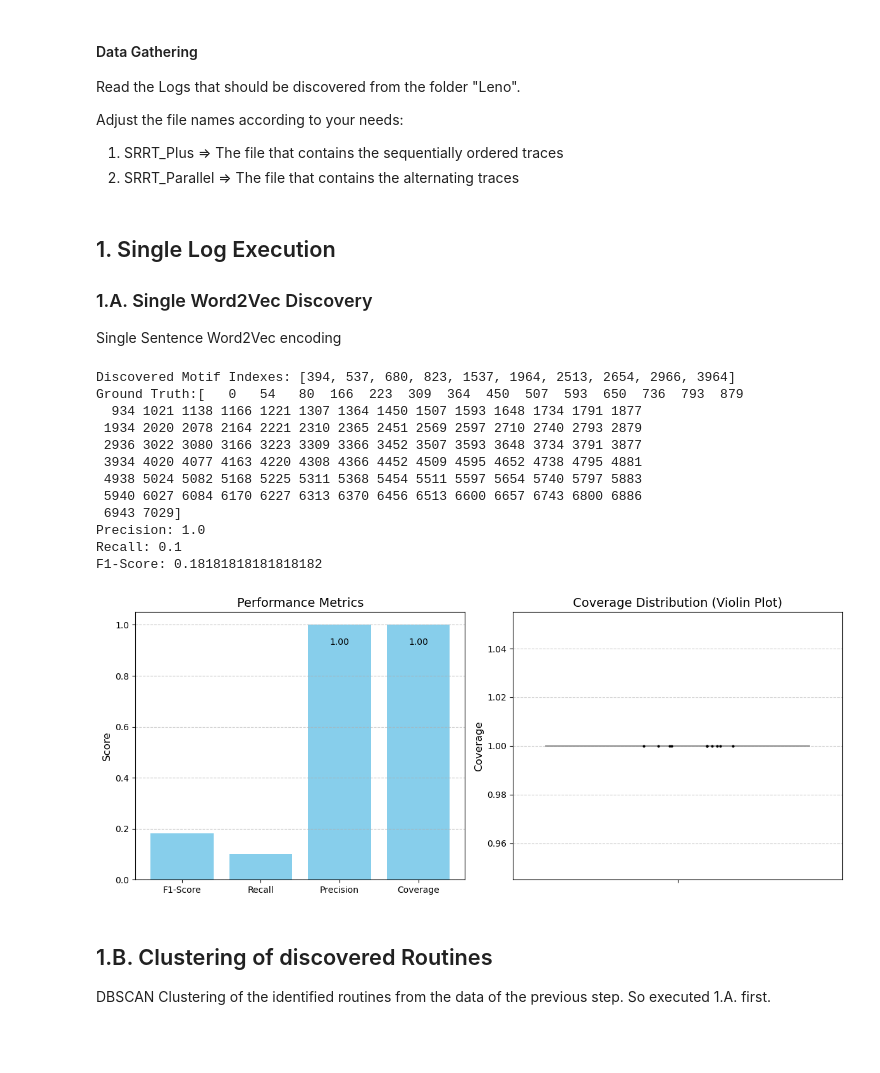
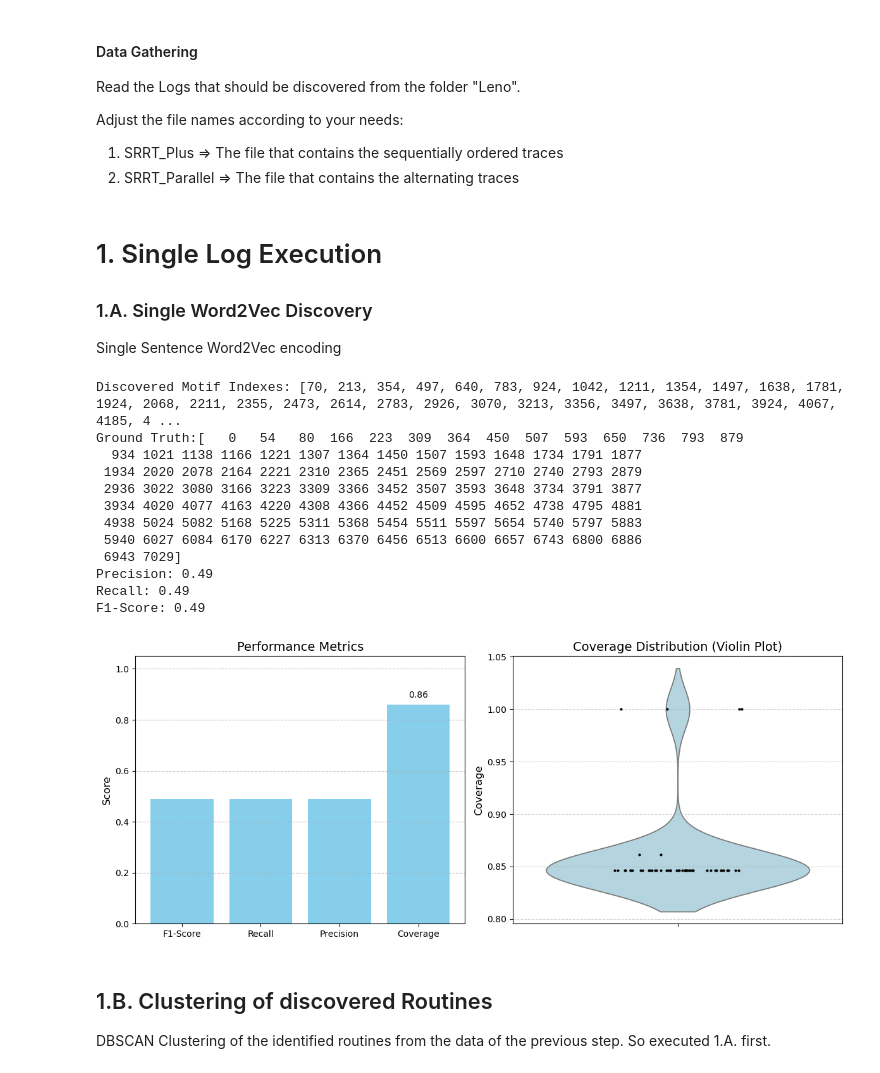
Before and after one commit to thohenadl/TimeSeriesInRPM, a Jupyter notebook: BPM_Tech_Forum.ipynb, the cells around one changed output. Drawn from its saved outputs; the diff is of its cells as text; code cells hidden in the pictures; blank space fills up the shorter version.

```diff
--- a/BPM_Tech_Forum.ipynb
+++ b/BPM_Tech_Forum.ipynb
@@ -53,7 +53,7 @@ seperator ='' ";"
 srrt_plus_log = pd.read_csv(file_path + srrt_plus_filename, encoding=text_encoding_method, sep=seperator)
 srrt_parallel_log = pd.read_csv(file_path + srrt_parallel_filename, encoding=text_encoding_method, sep=seperator)
 # %% [markdown]
-## 1. Single Log Execution
+# 1. Single Log Execution
 
 ### 1.A. Single Word2Vec Discovery
 
@@ -67,9 +67,9 @@ Single Sentence Word2Vec encoding
 log_to_discover = srrt_parallel_log
 log_to_discover_name = "SRRT_Parallel"
 
-size = 30
-motifs_to_discover = 10
-threshold = 0.0
+size = 65
+motifs_to_discover = 100
+threshold = 0.8
 
 columns_to_use = ["targetApp","eventType","url","target.workbookName","target.sheetName","target.id","target.class","target.tagName","target.type","target.name","target.innerText","target.checked","target.href","target.option","target.title","target.innerHTML"]
 
@@ -118,38 +118,38 @@ axes[0].bar(metrics, values, color='skyblue')
 axes[0].set_ylim(0, 1.05)  # Slightly higher to leave space for label
 
 axes[0].set_title('Performance Metrics', fontsize=14)
 axes[0].set_ylabel('Score', fontsize=12)
 
 for i, v in enumerate(values):
     if v > 0.5:
         offset = -0.05 if v > 0.98 else 0.02  # Push label down if bar is too high
         axes[0].text(i, v + offset, f"{v:.2f}", ha='center', va='top' if offset < 0 else 'bottom', fontsize=10)
 
 axes[0].grid(axis='y', linestyle='--', alpha=0.7)
 
 # --- Violin Plot with Points for IoU ---
 sns.violinplot(y=overlapDF["coverage"], ax=axes[1], inner=None, color='lightblue')
 sns.stripplot(y=overlapDF["coverage"], ax=axes[1], color='black', size=3, jitter=0.2)
 axes[1].set_title("Coverage Distribution (Violin Plot)", fontsize=14)
 axes[1].set_ylabel("Coverage", fontsize=12)
 axes[1].grid(axis='y', linestyle='--', alpha=0.6)
 
 plt.tight_layout()
 plt.show()
 # %% [output]
-Discovered Motif Indexes: [394, 537, 680, 823, 1537, 1964, 2513, 2654, 2966, 3964]
+Discovered Motif Indexes: [70, 213, 354, 497, 640, 783, 924, 1042, 1211, 1354, 1497, 1638, 1781, 1924, 2068, 2211, 2355, 2473, 2614, 2783, 2926, 3070, 3213, 3356, 3497, 3638, 3781, 3924, 4067, 4185, 4 ...
 Ground Truth:[   0   54   80  166  223  309  364  450  507  593  650  736  793  879
   934 1021 1138 1166 1221 1307 1364 1450 1507 1593 1648 1734 1791 1877
  1934 2020 2078 2164 2221 2310 2365 2451 2569 2597 2710 2740 2793 2879
  2936 3022 3080 3166 3223 3309 3366 3452 3507 3593 3648 3734 3791 3877
  3934 4020 4077 4163 4220 4308 4366 4452 4509 4595 4652 4738 4795 4881
  4938 5024 5082 5168 5225 5311 5368 5454 5511 5597 5654 5740 5797 5883
  5940 6027 6084 6170 6227 6313 6370 6456 6513 6600 6657 6743 6800 6886
  6943 7029]
-Precision: 1.0
-Recall: 0.1
-F1-Score: 0.18181818181818182
+Precision: 0.49
+Recall: 0.49
+F1-Score: 0.49
-[figure, old version]
+[figure, new version]
 # %% [markdown]
 ## 1.B. Clustering of discovered Routines
 
```
Also changed, not shown: parts of 4 cells of this notebook, 43 other files.
